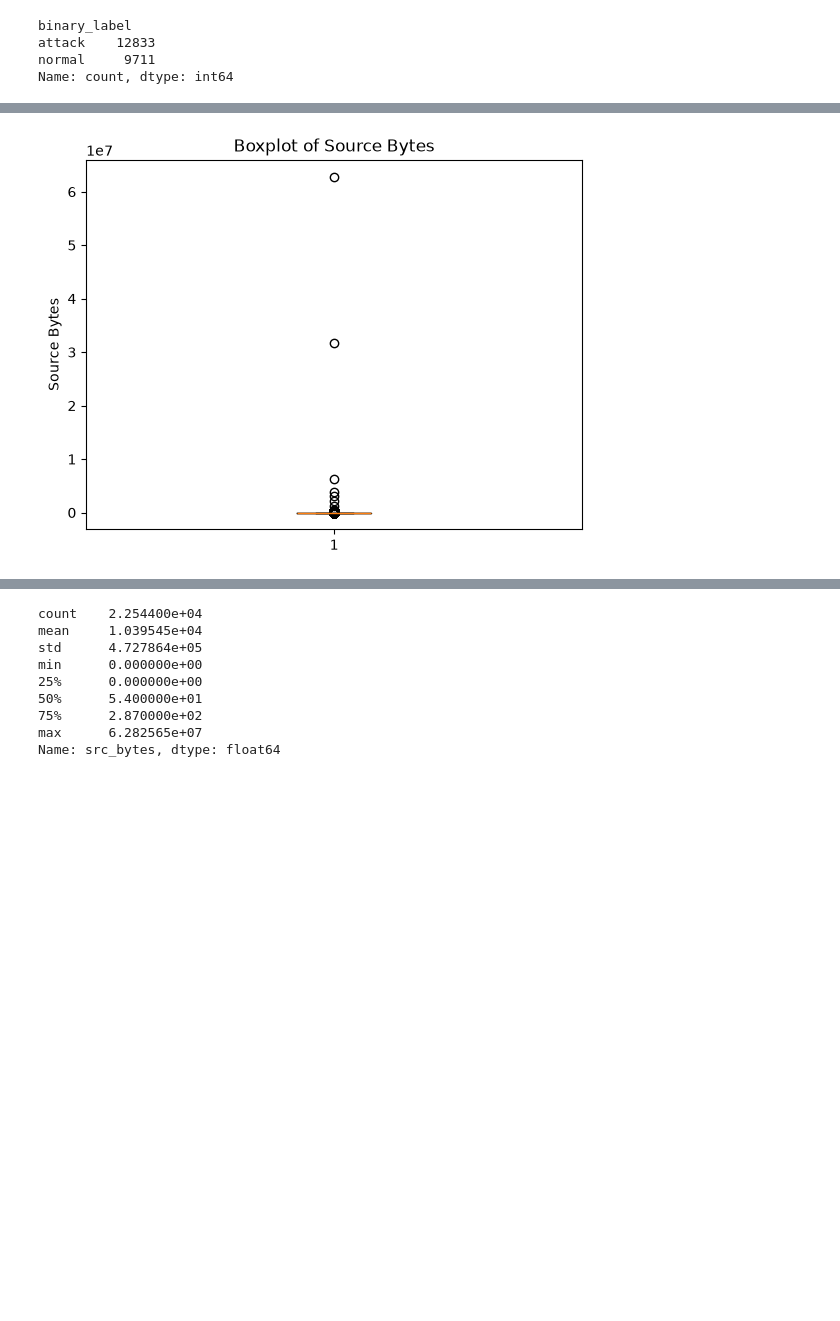
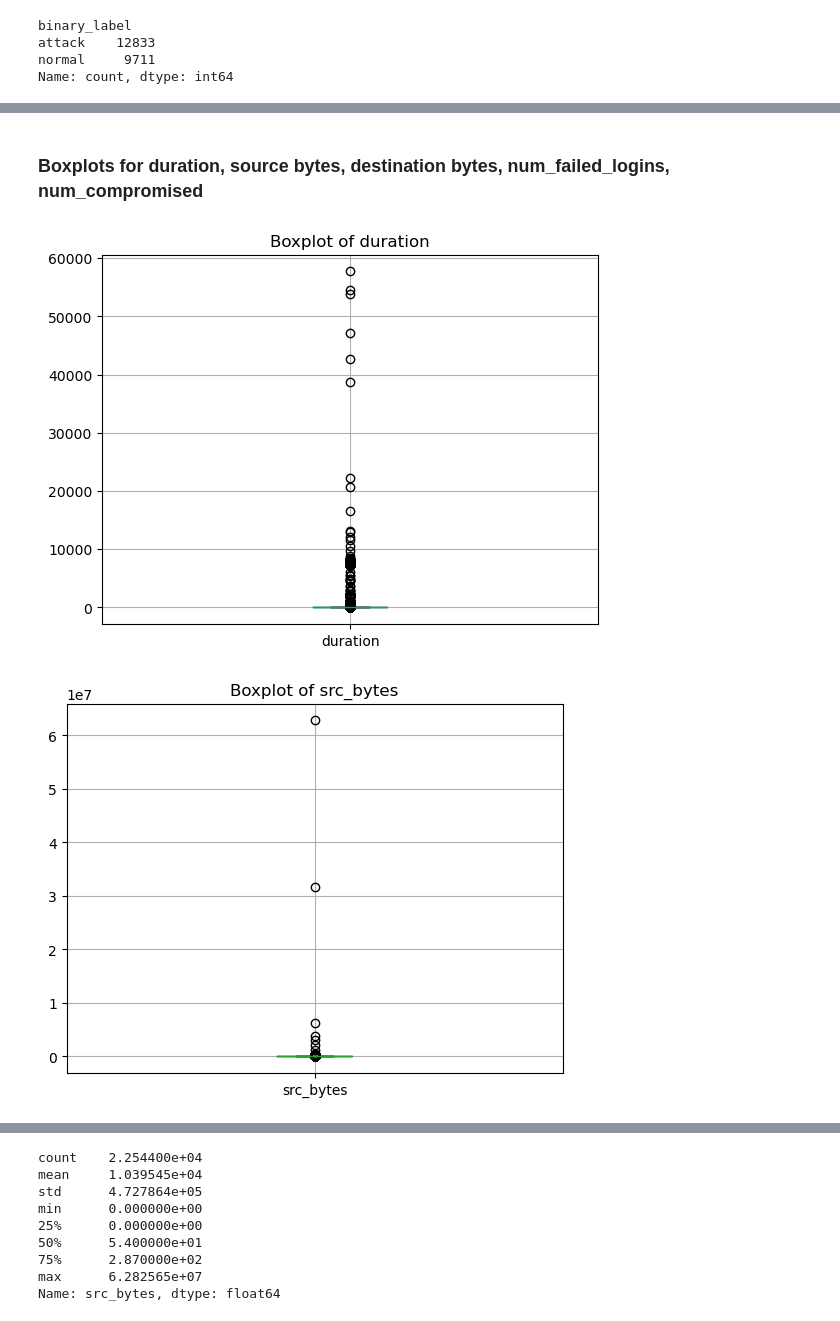
Before and after one commit to shaubhagya-khanal/NetworkIDS, a Jupyter notebook: networkIDS.ipynb, the cells around one changed output, grey strips where cells are left out. Saved outputs shown, nothing was run; the diff lists cells and outputs as text; code cells hidden in the pictures; blank space fills up the shorter version.

Commit message:
Add markdown cells, deleted repeated cells and import statements

```diff
--- a/networkIDS.ipynb
+++ b/networkIDS.ipynb
@@ -40,11 +41,7 @@ COLUMN_NAMES = [
     "label", "difficulty"
 ]
 # %%
-df = pd.read_csv(
-    "KDDTest+.txt",
-    header=None,
-    names=COLUMN_NAMES
-)
+df = pd.read_csv("KDDTest+.txt", header=None, names=COLUMN_NAMES)
 # %%
 df
 # %% [output]
@@ -282,10 +291,17 @@ plt.show()
+# %% [markdown]
+### Boxplots for duration, source bytes, destination bytes, num_failed_logins, num_compromised
 # %%
-import matplotlib.pyplot as plt
+def box_plot(attribute):
+    df[[attribute]].boxplot()
+    plt.title(f"Boxplot of {attribute}")
+    plt.show()
 
-plt.boxplot(df["src_bytes"])
+numeric_cols = [
+    'duration', 'src_bytes', 'dst_bytes', 'num_failed_logins', 'num_compromised'
+]
 
-plt.title("Boxplot of Source Bytes")
-plt.ylabel("Source Bytes")
-plt.show()
+for col in numeric_cols:
+    box_plot(col)
 # %% [output]
-[figure, old version]
+[figure, new version]
+[figure, added]
```
Also changed, not shown: parts of 36 cells of this notebook.
